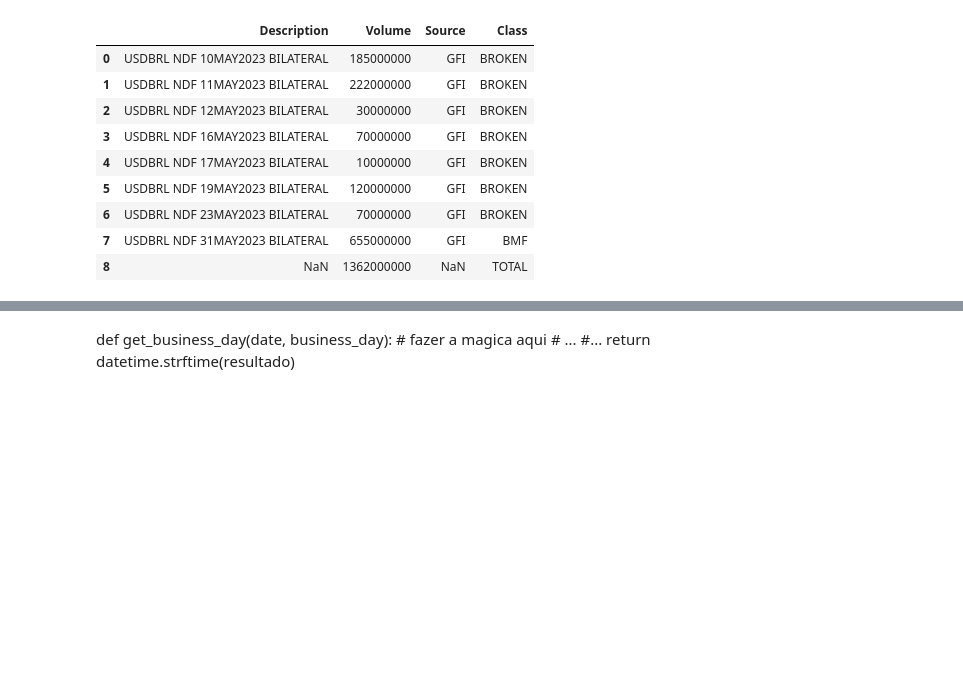
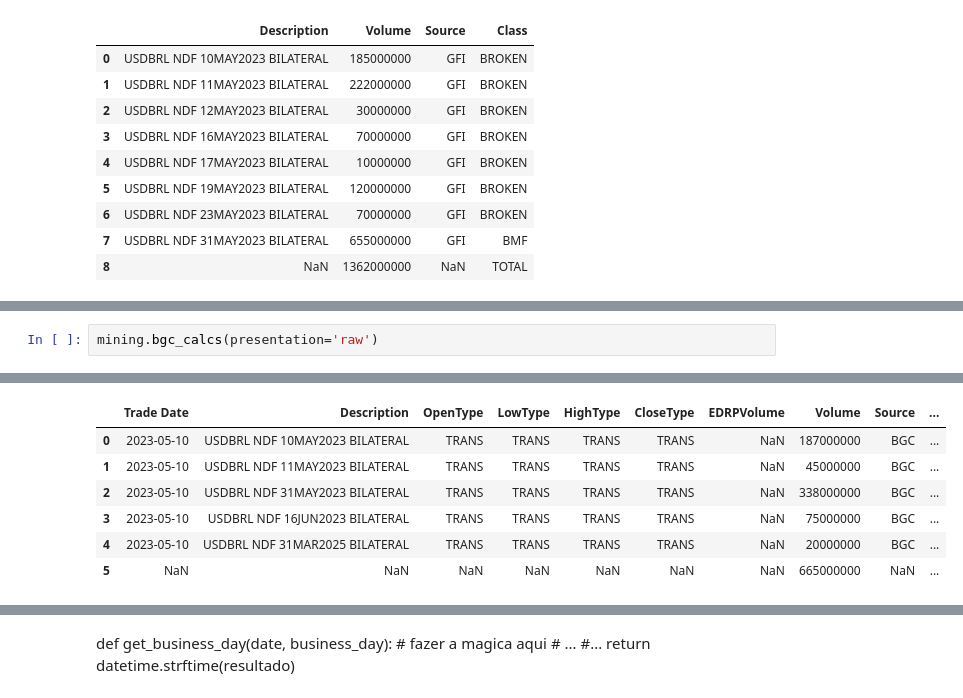
Before and after one commit to cleitonsouza01/ndfutil, a Jupyter notebook: test.ipynb, the cells around one changed output, grey strips where cells are left out. Saved outputs shown, nothing was run; the diff lists cells and outputs as text; blank space fills up the shorter version.

```diff
--- a/test.ipynb
+++ b/test.ipynb
@@ -85,0 +100,3 @@ mining.gfi_calcs()
+# %%
+mining.bgc_calcs(presentation='raw')
+# %% [output]
@@ -85,0 +105,7 @@ mining.gfi_calcs()
+|  | Trade Date | Description | OpenType | LowType | HighType | CloseType | EDRPVolume | Volume | Source | ... |
+| 0 | 2023-05-10 | USDBRL NDF 10MAY2023 BILATERAL | TRANS | TRANS | TRANS | TRANS | NaN | 187000000 | BGC | ... |
+| 1 | 2023-05-10 | USDBRL NDF 11MAY2023 BILATERAL | TRANS | TRANS | TRANS | TRANS | NaN | 45000000 | BGC | ... |
+| 2 | 2023-05-10 | USDBRL NDF 31MAY2023 BILATERAL | TRANS | TRANS | TRANS | TRANS | NaN | 338000000 | BGC | ... |
+| 3 | 2023-05-10 | USDBRL NDF 16JUN2023 BILATERAL | TRANS | TRANS | TRANS | TRANS | NaN | 75000000 | BGC | ... |
+| 4 | 2023-05-10 | USDBRL NDF 31MAR2025 BILATERAL | TRANS | TRANS | TRANS | TRANS | NaN | 20000000 | BGC | ... |
+| 5 | NaN | NaN | NaN | NaN | NaN | NaN | NaN | 665000000 | NaN | ... |
```
Also changed, not shown: parts of 24 cells of this notebook, 1 other file.
